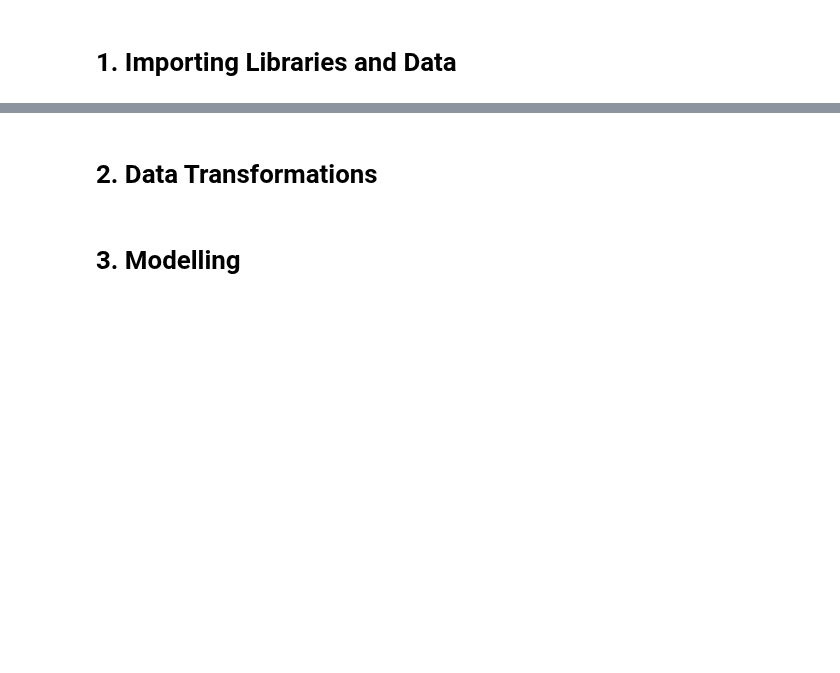
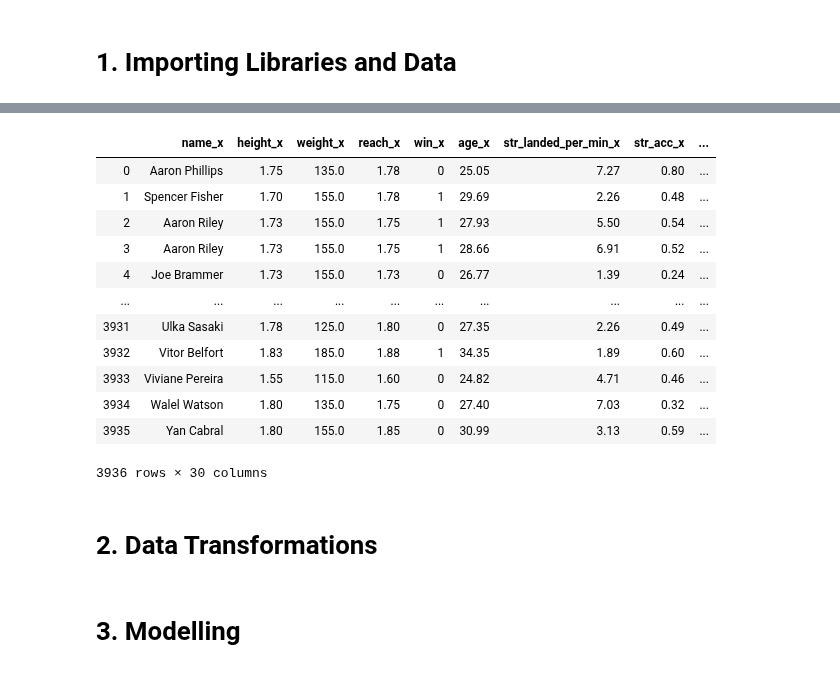
Before and after one commit to ravimalde/ufc_fight_predictor, a Jupyter notebook: modelling.ipynb, the cells around one changed output, grey strips where cells are left out. Cells and saved outputs as stored; diff of their text form; code cells hidden in the pictures; blank space fills up the shorter version.

```diff
--- a/modelling.ipynb
+++ b/modelling.ipynb
@@ -73,0 +175,48 @@ df
+# %%
+fx_index = df.columns.get_loc("td_avg_x")
+fy_index = df.columns.get_loc("td_avg_y")
+df.iloc[random_index, [fx_index, fy_index]] = df.iloc[random_index, [fy_index, fx_index]].values
+fighter_x_col_index = get_column_index(fighter_x_columns)
+fighter_x_col_index = get_column_index(fighter_y_columns)
+df_copy = df.copy()
+rearrange_data(fighter_x_col_index, fighter_y_col_index, df_copy)
+# %%
+fx_index = df.columns.get_loc("td_acc_x")
+fy_index = df.columns.get_loc("td_acc_y")
+df.iloc[random_index, [fx_index, fy_index]] = df.iloc[random_index, [fy_index, fx_index]].values
+fighter_x_col_index = get_column_index(fighter_x_columns)
+fighter_x_col_index = get_column_index(fighter_y_columns)
+df_copy = df.copy()
+rearrange_data(fighter_x_col_index, fighter_y_col_index, df_copy)
+# %%
+fx_index = df.columns.get_loc("sub_avg_x")
+fy_index = df.columns.get_loc("sub_avg_y")
+df.iloc[random_index, [fx_index, fy_index]] = df.iloc[random_index, [fy_index, fx_index]].values
+fighter_x_col_index = get_column_index(fighter_x_columns)
+fighter_x_col_index = get_column_index(fighter_y_columns)
+df_copy = df.copy()
+rearrange_data(fighter_x_col_index, fighter_y_col_index, df_copy)
+# %%
+fx_index = df.columns.get_loc("win_percentage_x")
+fy_index = df.columns.get_loc("win_percentage_y")
+df.iloc[random_index, [fx_index, fy_index]] = df.iloc[random_index, [fy_index, fx_index]].values
+fighter_x_col_index = get_column_index(fighter_x_columns)
+fighter_x_col_index = get_column_index(fighter_y_columns)
+df_copy = df.copy()
+rearrange_data(fighter_x_col_index, fighter_y_col_index, df_copy)
+# %%
+df
+# %% [output]
+|  | name_x | height_x | weight_x | reach_x | win_x | age_x | str_landed_per_min_x | str_acc_x | ... |
+| 0 | Aaron Phillips | 1.75 | 135.0 | 1.78 | 0 | 25.05 | 7.27 | 0.80 | ... |
+| 1 | Spencer Fisher | 1.70 | 155.0 | 1.78 | 1 | 29.69 | 2.26 | 0.48 | ... |
+| 2 | Aaron Riley | 1.73 | 155.0 | 1.75 | 1 | 27.93 | 5.50 | 0.54 | ... |
+| 3 | Aaron Riley | 1.73 | 155.0 | 1.75 | 1 | 28.66 | 6.91 | 0.52 | ... |
+| 4 | Joe Brammer | 1.73 | 155.0 | 1.73 | 0 | 26.77 | 1.39 | 0.24 | ... |
+| ... | ... | ... | ... | ... | ... | ... | ... | ... | ... |
+| 3931 | Ulka Sasaki | 1.78 | 125.0 | 1.80 | 0 | 27.35 | 2.26 | 0.49 | ... |
+| 3932 | Vitor Belfort | 1.83 | 185.0 | 1.88 | 1 | 34.35 | 1.89 | 0.60 | ... |
+| 3933 | Viviane Pereira | 1.55 | 115.0 | 1.60 | 0 | 24.82 | 4.71 | 0.46 | ... |
+| 3934 | Walel Watson | 1.80 | 135.0 | 1.75 | 0 | 27.40 | 7.03 | 0.32 | ... |
+| 3935 | Yan Cabral | 1.80 | 155.0 | 1.85 | 0 | 30.99 | 3.13 | 0.59 | ... |
+3936 rows × 30 columns
```
Also changed, not shown: parts of 26 cells of this notebook, 5 other files.
